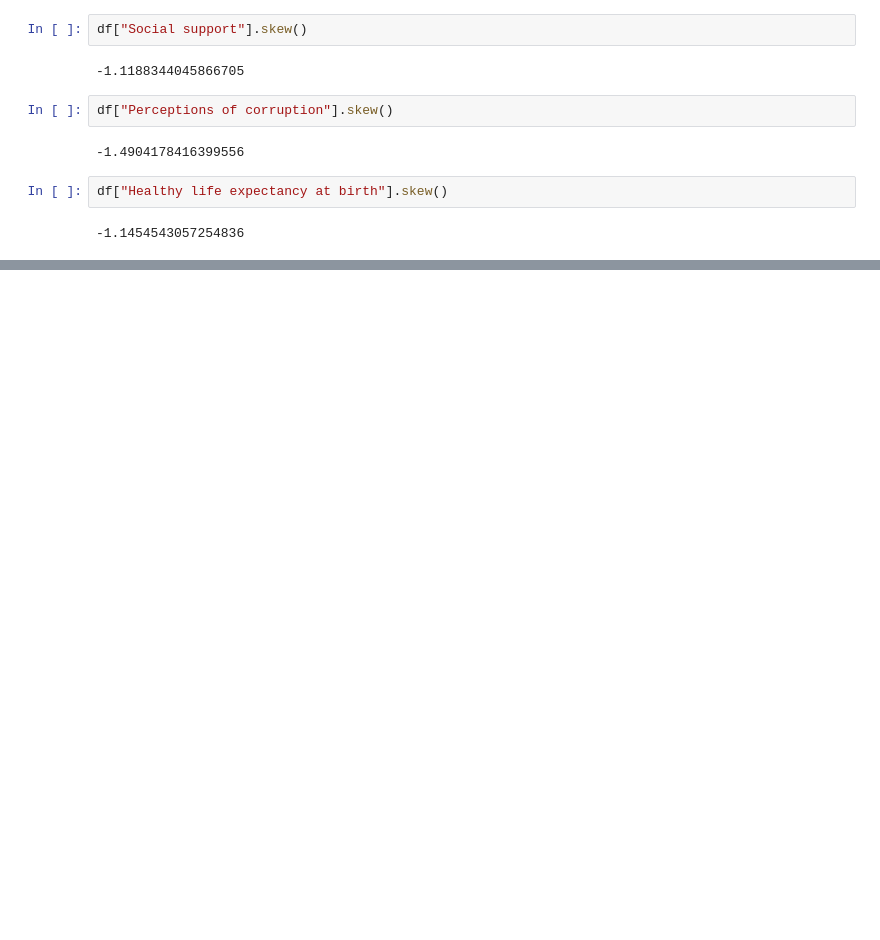
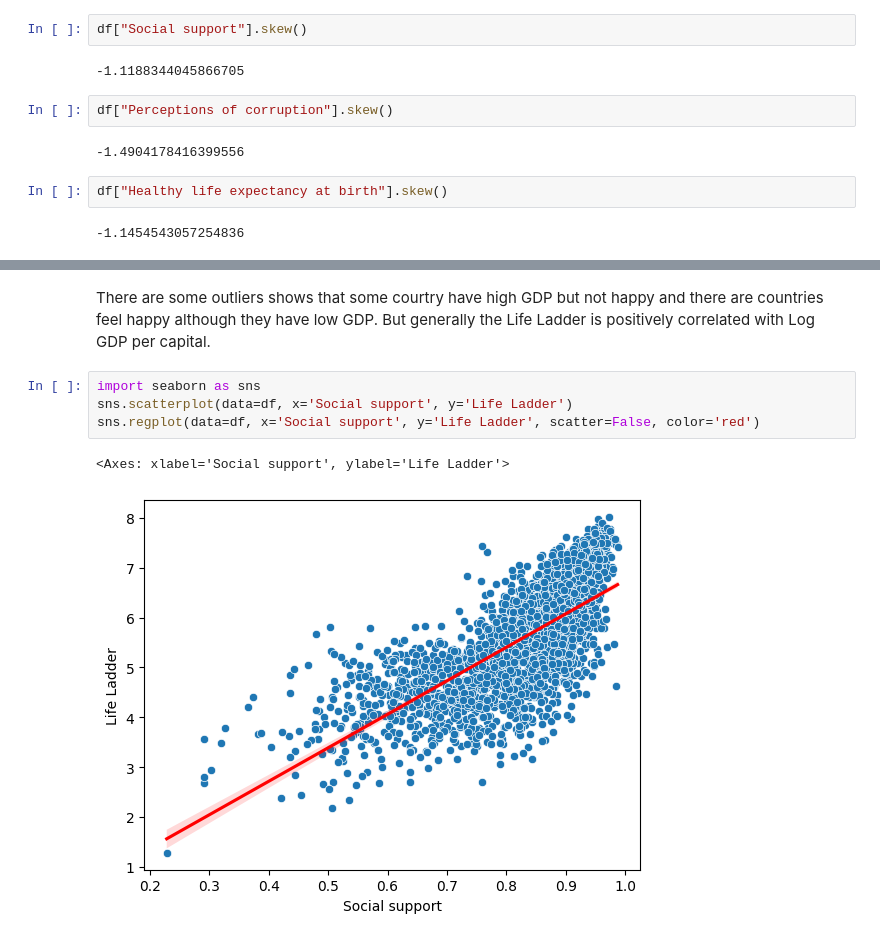
Before and after one commit to USFCA-CS663-Spring2024/happiness-jcai28, a Jupyter notebook: Happiness - Assignment 1 - CS 663 (Machine Learning).ipynb, the cells around one changed output, grey strips where cells are left out. Drawn from its saved outputs; the diff is of its cells as text; blank space fills up the shorter version.

```diff
--- a/Happiness - Assignment 1 - CS 663 (Machine Learning).ipynb
+++ b/Happiness - Assignment 1 - CS 663 (Machine Learning).ipynb
@@ -119,0 +166,10 @@ the subjective happiness and the economy of coutries tend to be noral distribute
+# %% [markdown]
+There are some outliers shows that some courtry have high GDP but not happy and there are countries feel happy although they have low GDP.
+But generally the Life Ladder is positively correlated with Log GDP per capital.
+# %%
+import seaborn as sns
+sns.scatterplot(data=df, x='Social support', y='Life Ladder')
+sns.regplot(data=df, x='Social support', y='Life Ladder', scatter=False, color='red')
+# %% [output]
+<Axes: xlabel='Social support', ylabel='Life Ladder'>
+[figure, added]
```
Also changed, not shown: parts of 34 cells of this notebook.
